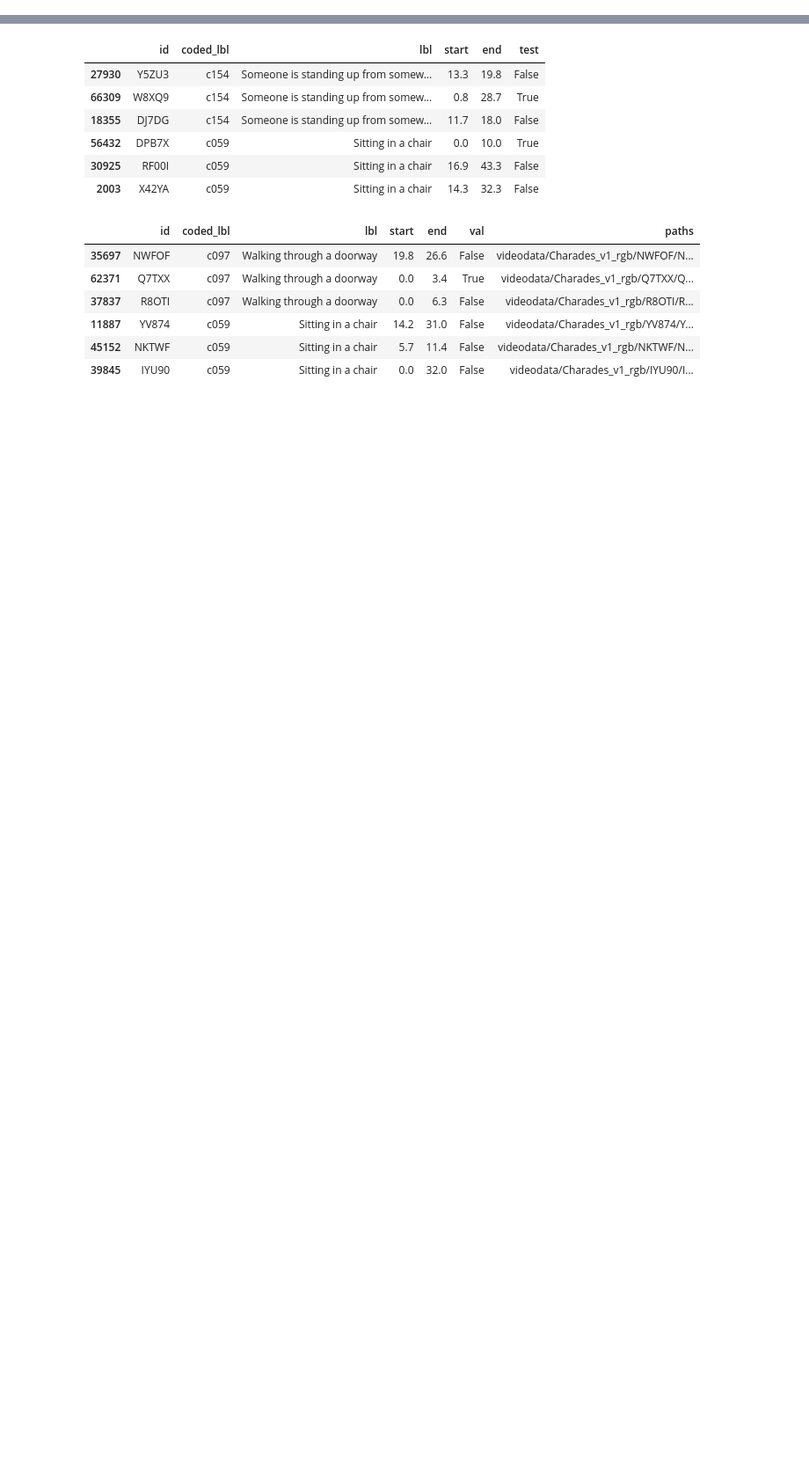
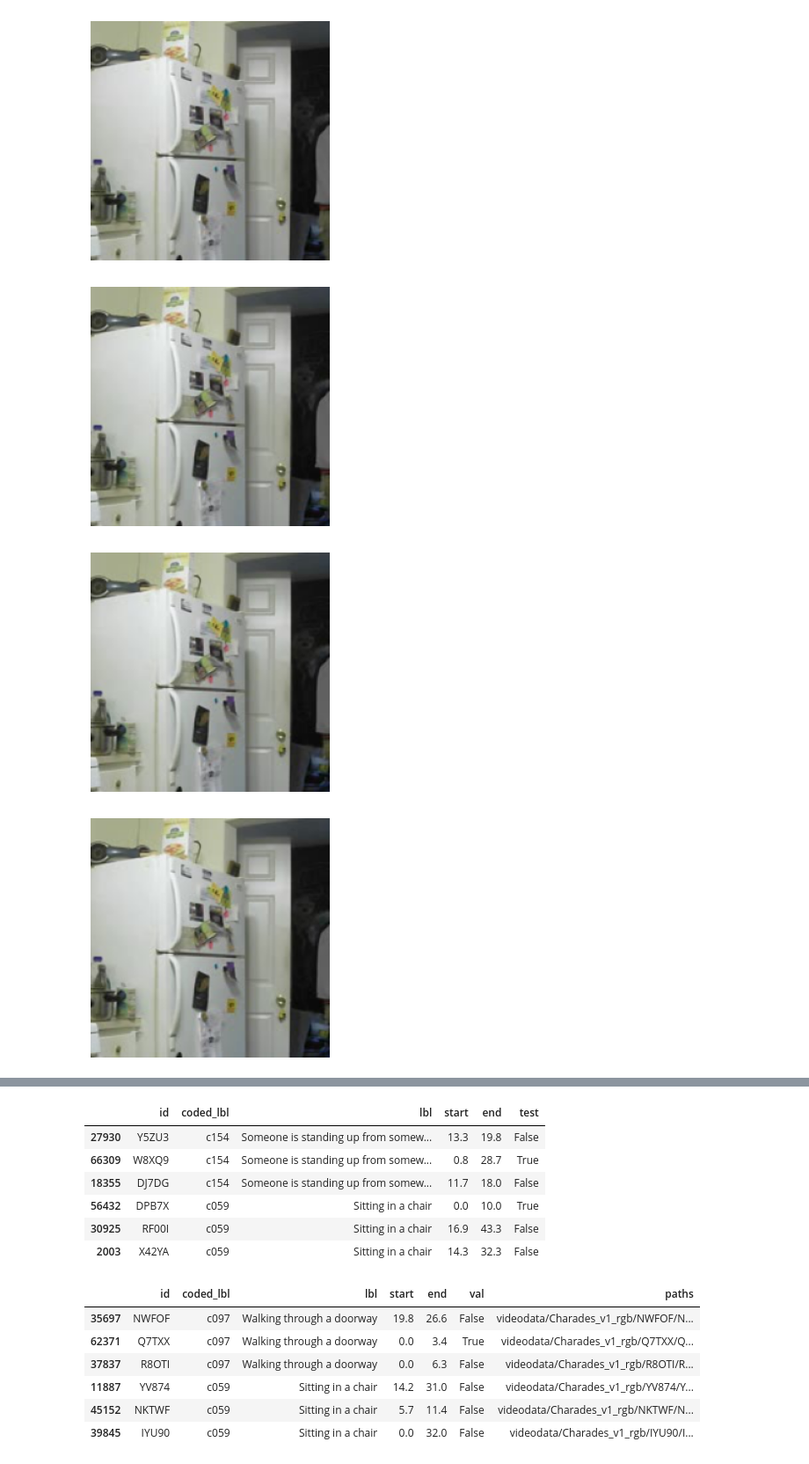
Before and after one commit to ThesisSlayers/thesis, a Jupyter notebook: 03_video_block.ipynb, the cells around one changed output, grey strips where cells are left out. Shown at 88% size. Saved outputs shown, nothing was run; the diff lists cells and outputs as text; code cells hidden in the pictures; blank space fills up the shorter version.

```diff
--- a/03_video_block.ipynb
+++ b/03_video_block.ipynb
@@ -174,0 +147,8 @@ Resize(160)(vid)[0]
+# %%
+vid_resized = Resize(224)(vid_as_imgs)
+show_frames(vid_resized, 0, 5)
+# %% [output]
+[figure, added]
+[figure, added]
+[figure, added]
+[figure, added]
```
Also changed, not shown: parts of 28 cells of this notebook, 7 other files.
